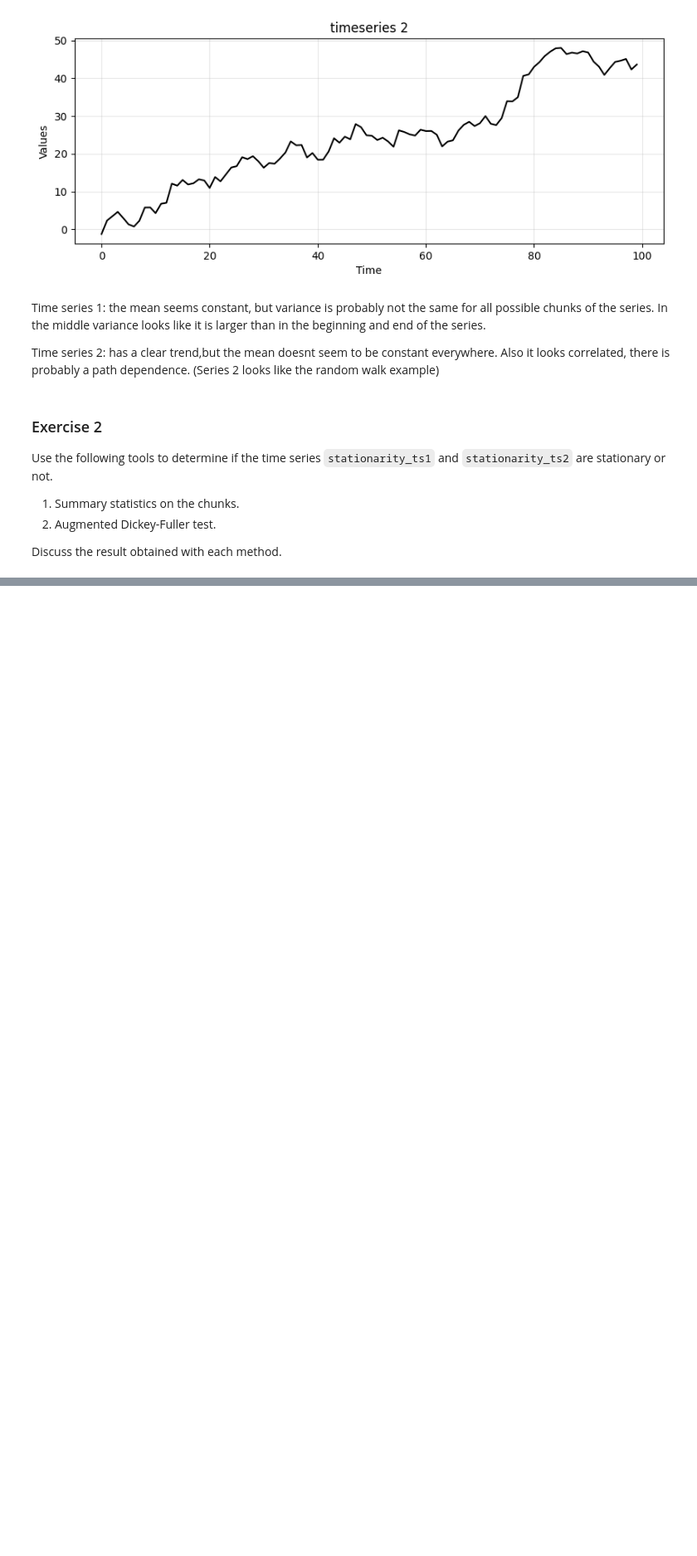
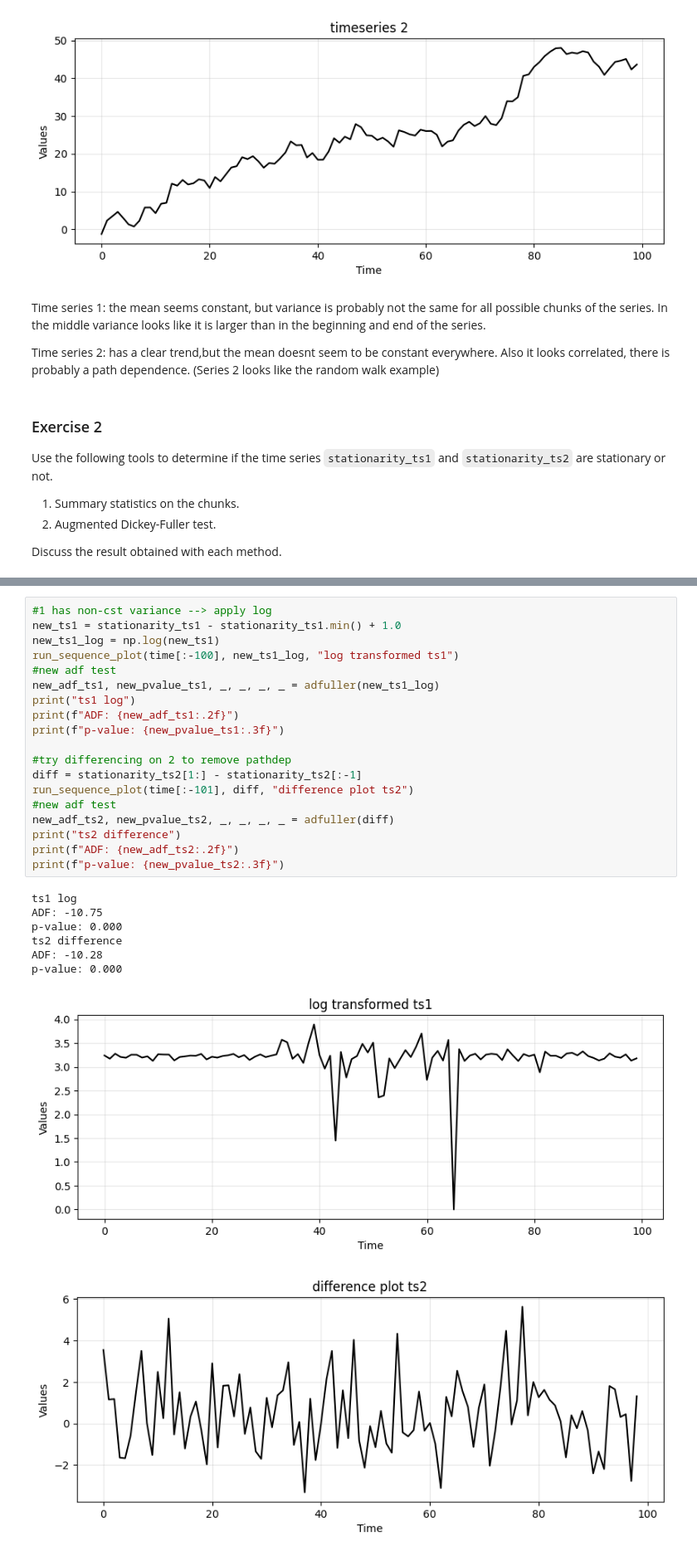
Before and after one commit to Selkief/python-time-series-handbook, a Jupyter notebook: exercises1-4.ipynb, the cells around one changed output, grey strips where cells are left out. Shown at 83% size. Cells and saved outputs as stored; diff of their text form; blank space fills up the shorter version.

```diff
--- a/exercises1-4.ipynb
+++ b/exercises1-4.ipynb
@@ -278,0 +306,28 @@ Chunk ts1        | Mean          | Variance
+# %%
+#1 has non-cst variance --> apply log
+new_ts1 = stationarity_ts1 - stationarity_ts1.min() + 1.0
+new_ts1_log = np.log(new_ts1)
+run_sequence_plot(time[:-100], new_ts1_log, "log transformed ts1")
+#new adf test
+new_adf_ts1, new_pvalue_ts1, _, _, _, _ = adfuller(new_ts1_log)
+print("ts1 log")
+print(f"ADF: {new_adf_ts1:.2f}")
+print(f"p-value: {new_pvalue_ts1:.3f}")
+
+#try differencing on 2 to remove pathdep
+diff = stationarity_ts2[1:] - stationarity_ts2[:-1]
+run_sequence_plot(time[:-101], diff, "difference plot ts2")
+#new adf test
+new_adf_ts2, new_pvalue_ts2, _, _, _, _ = adfuller(diff)
+print("ts2 difference")
+print(f"ADF: {new_adf_ts2:.2f}")
+print(f"p-value: {new_pvalue_ts2:.3f}")
+# %% [output]
+ts1 log
+ADF: -10.75
+p-value: 0.000
+ts2 difference
+ADF: -10.28
+p-value: 0.000
+[figure, added]
+[figure, added]
```
Also changed, not shown: parts of 19 cells of this notebook, 1 other file.
